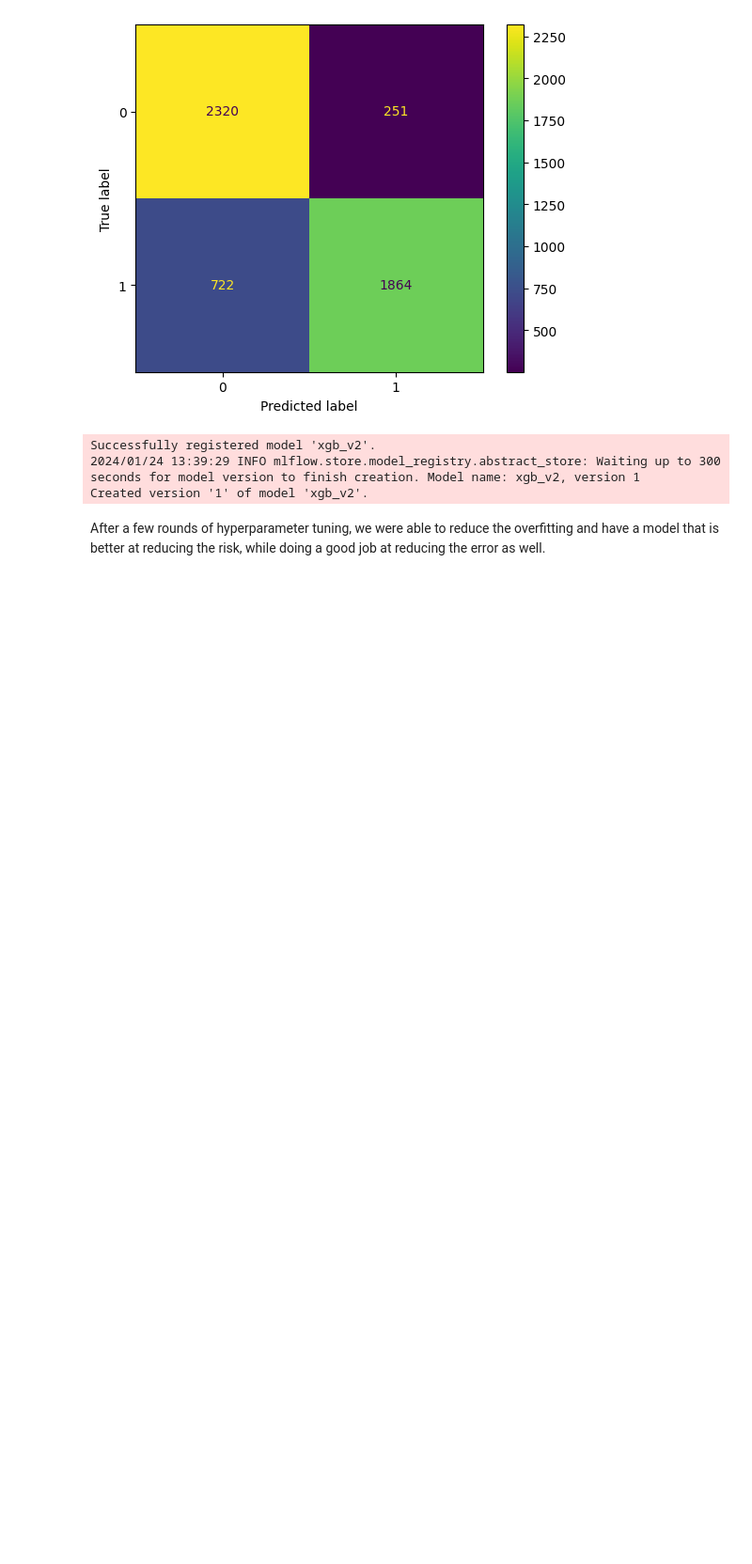
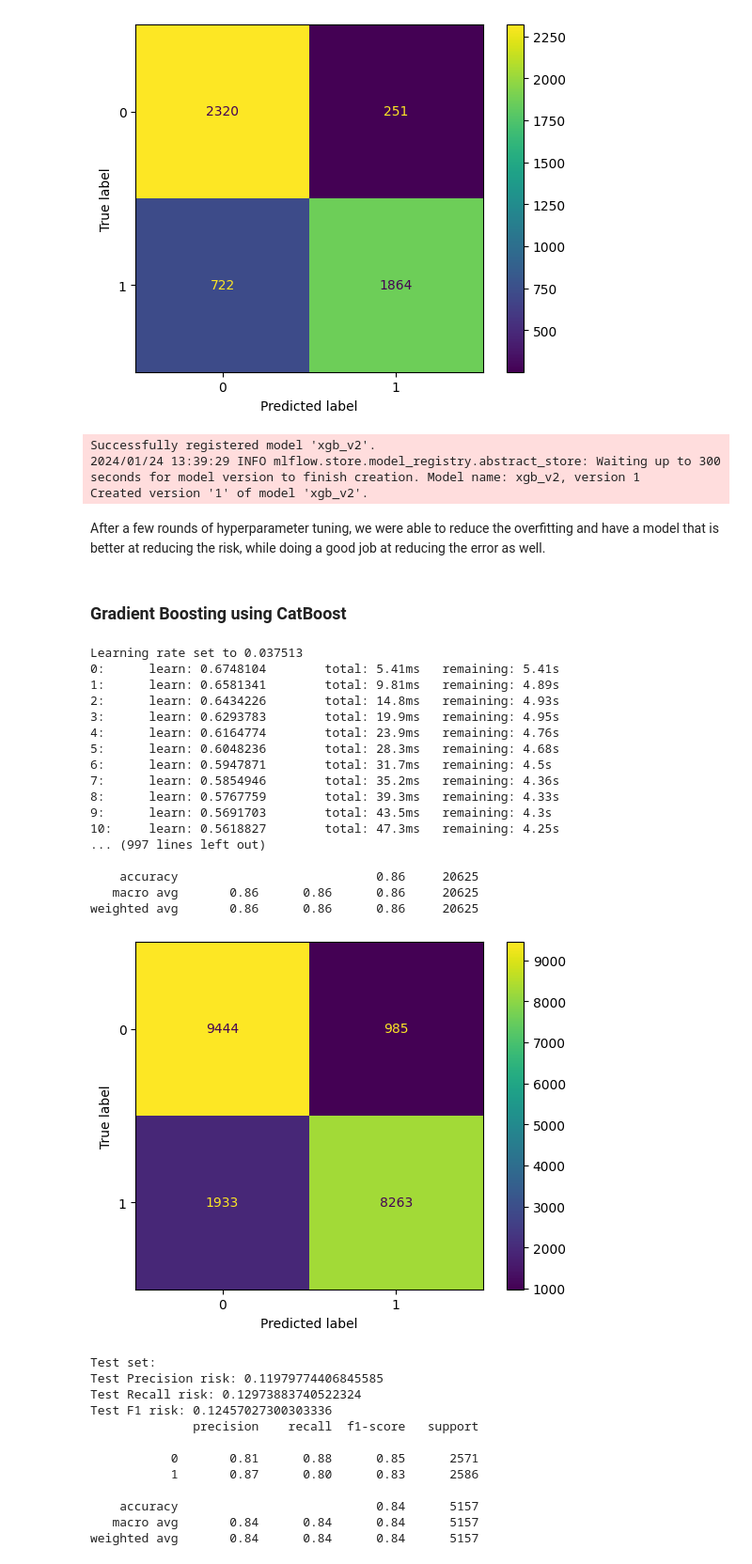
Before and after one commit to mnijadi/product-display-modeling, a Jupyter notebook: notebooks/3_modeling.ipynb, the cells around one changed output. Shown at 94% size. Saved outputs shown, nothing was run; the diff lists cells and outputs as text; code cells hidden in the pictures; blank space fills up the shorter version.

Commit message:
Conclude the modeling phase

```diff
--- a/notebooks/3_modeling.ipynb
+++ b/notebooks/3_modeling.ipynb
@@ -996,3 +996,48 @@ Successfully registered model 'xgb_v2'.
 Created version '1' of model 'xgb_v2'.
 # %% [markdown]
 After a few rounds of hyperparameter tuning, we were able to reduce the overfitting and have a model that is better at reducing the risk, while doing a good job at reducing the error as well.
+# %% [markdown]
+### Gradient Boosting using CatBoost
+# %%
+cb_v1 = cb.CatBoostClassifier()
+cols = features
+train, test = X_train[cols], X_test[cols]
+
+pr_risk, rc_risk, fo_risk = train_and_evaluate(cb_v1, train, test, y_train, y_test)
+
+with mlflow.start_run():
+    # mlflow.log_params({})
+    mlflow.log_metrics({'precision_risk': pr_risk, 'recall_risk': rc_risk, 'f1_risk': fo_risk})
+    mlflow.set_tags({'Version': 'v5', 'Features': cols, 'mlflow.note.content': f'Default CatBoost model on the continuous features'})
+    mlflow.sklearn.log_model(sk_model=cb_v1, artifact_path='cb', input_example=train, registered_model_name=f'cb_v1')
+# %% [output]
+Learning rate set to 0.037513
+0:      learn: 0.6748104        total: 5.41ms   remaining: 5.41s
+1:      learn: 0.6581341        total: 9.81ms   remaining: 4.89s
+2:      learn: 0.6434226        total: 14.8ms   remaining: 4.93s
+3:      learn: 0.6293783        total: 19.9ms   remaining: 4.95s
+4:      learn: 0.6164774        total: 23.9ms   remaining: 4.76s
+5:      learn: 0.6048236        total: 28.3ms   remaining: 4.68s
+6:      learn: 0.5947871        total: 31.7ms   remaining: 4.5s
+7:      learn: 0.5854946        total: 35.2ms   remaining: 4.36s
+8:      learn: 0.5767759        total: 39.3ms   remaining: 4.33s
+9:      learn: 0.5691703        total: 43.5ms   remaining: 4.3s
+10:     learn: 0.5618827        total: 47.3ms   remaining: 4.25s
+... (997 lines left out)
+
+    accuracy                           0.86     20625
+   macro avg       0.86      0.86      0.86     20625
+weighted avg       0.86      0.86      0.86     20625
+[figure, added]
+Test set:
+Test Precision risk: 0.11979774406845585
+Test Recall risk: 0.12973883740522324
+Test F1 risk: 0.12457027300303336
+              precision    recall  f1-score   support
+
+           0       0.81      0.88      0.85      2571
+           1       0.87      0.80      0.83      2586
+
+    accuracy                           0.84      5157
+   macro avg       0.84      0.84      0.84      5157
+weighted avg       0.84      0.84      0.84      5157
```
Also changed, not shown: parts of 13 cells of this notebook.
